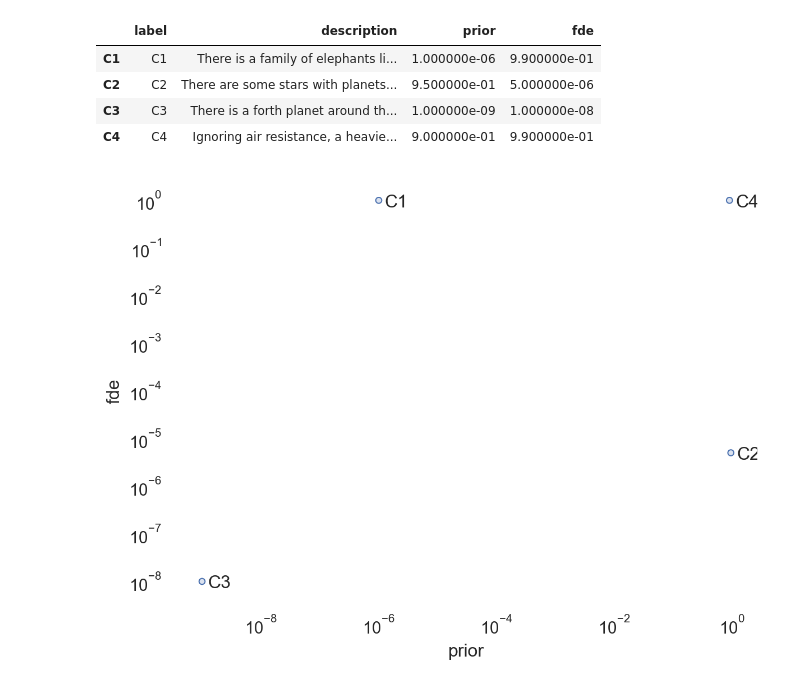
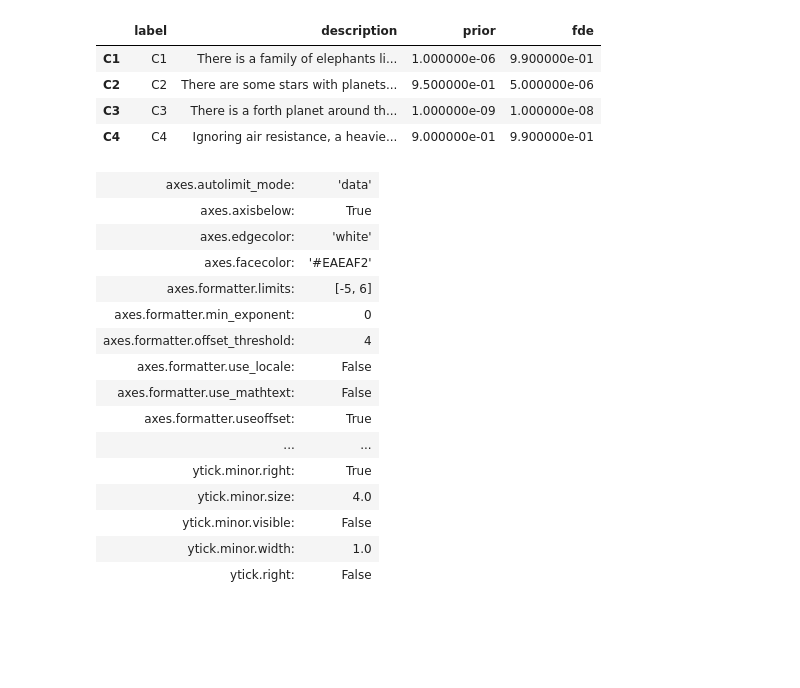
Before and after one commit to jpgoldberg/jpg-website, a Jupyter notebook: content/post/evidence-absence/charts.ipynb, the cells around one changed output. Cells and saved outputs as stored; diff of their text form; code cells hidden in the pictures; blank space fills up the shorter version.

Commit message:
still can't do chart right

```diff
--- a/content/post/evidence-absence/charts.ipynb
+++ b/content/post/evidence-absence/charts.ipynb
@@ -70,10 +70,27 @@ df
 # %%
 p = (
     so.Plot(df, x="prior", y="fde", text="label")
       .add(so.Dots())
-      .add(so.Text(halign="left")).scale(y='log', x='log')
+      .add(so.Text(halign="left"))
       .theme({"axes.facecolor": "w"})
 )
-p
+p.config.theme["axes.grid"] = False
+p.config.theme["xtick.labelbottom"] = False
+p.config.theme
 # %% [output]
-[figure, removed]
+| axes.autolimit_mode: | 'data' |
+| axes.axisbelow: | True |
+| axes.edgecolor: | 'white' |
+| axes.facecolor: | '#EAEAF2' |
+| axes.formatter.limits: | [-5, 6] |
+| axes.formatter.min_exponent: | 0 |
+| axes.formatter.offset_threshold: | 4 |
+| axes.formatter.use_locale: | False |
+| axes.formatter.use_mathtext: | False |
+| axes.formatter.useoffset: | True |
+| ... | ... |
+| ytick.minor.right: | True |
+| ytick.minor.size: | 4.0 |
+| ytick.minor.visible: | False |
+| ytick.minor.width: | 1.0 |
+| ytick.right: | False |
```
Also changed, not shown: parts of 1 cell of this notebook.
